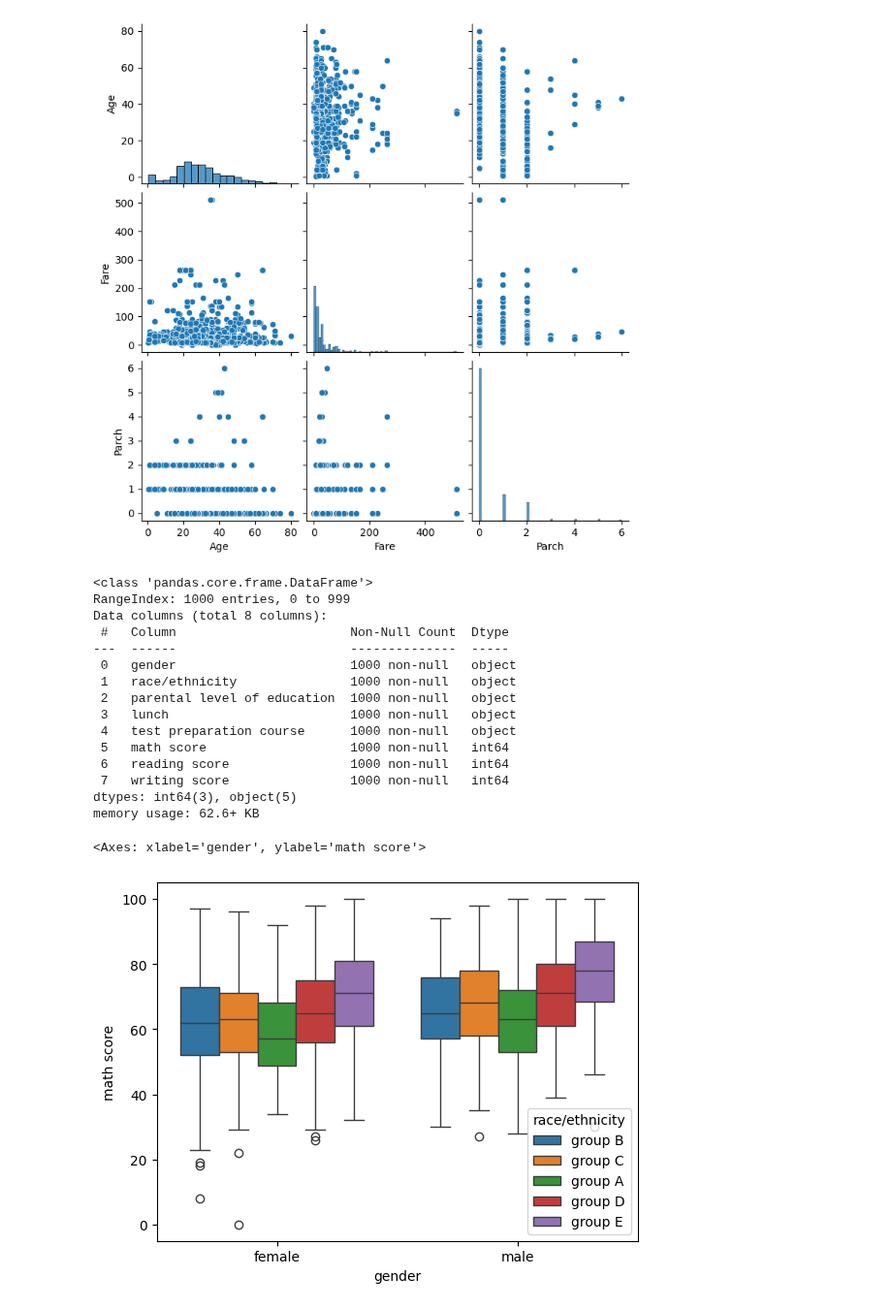
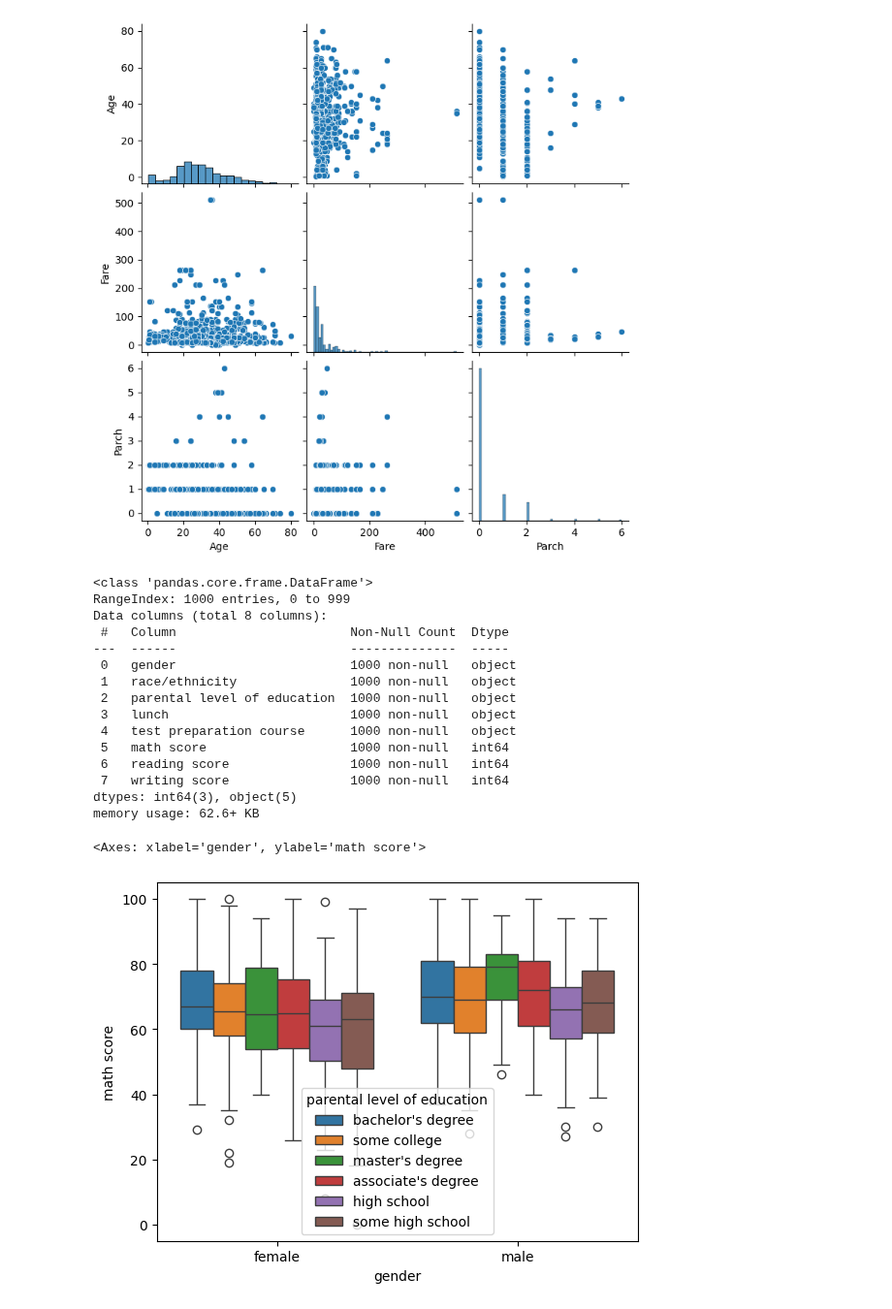
Before and after one commit to sbccas/data-analytics-using-python, a Jupyter notebook: 2_Lecture_Notes/OurLabDemos.ipynb, the cells around one changed output. Shown at 97% size. Drawn from its saved outputs; the diff is of its cells as text; code cells hidden in the pictures.

```diff
--- a/2_Lecture_Notes/OurLabDemos.ipynb
+++ b/2_Lecture_Notes/OurLabDemos.ipynb
@@ -507,24 +508,24 @@ sns.pairplot(tita[['Age','Fare','Parch']])
 # %%
 # MULTIVARIATE ----- BOX PLOT
 stud.info()
-sns.boxplot(data=stud, x='gender', y='math score', hue='race/ethnicity')
+sns.boxplot(data=stud, x='gender', y='math score', hue='parental level of education')
 # %% [output]
 <class 'pandas.core.frame.DataFrame'>
 RangeIndex: 1000 entries, 0 to 999
 Data columns (total 8 columns):
  #   Column                       Non-Null Count  Dtype
 ---  ------                       --------------  -----
  0   gender                       1000 non-null   object
  1   race/ethnicity               1000 non-null   object
  2   parental level of education  1000 non-null   object
  3   lunch                        1000 non-null   object
  4   test preparation course      1000 non-null   object
  5   math score                   1000 non-null   int64
  6   reading score                1000 non-null   int64
  7   writing score                1000 non-null   int64
 dtypes: int64(3), object(5)
 memory usage: 62.6+ KB
 <Axes: xlabel='gender', ylabel='math score'>
-[figure, old version]
+[figure, new version]
 # %%
 # HEAT MAP
```
Also changed, not shown: parts of 8 cells of this notebook.
